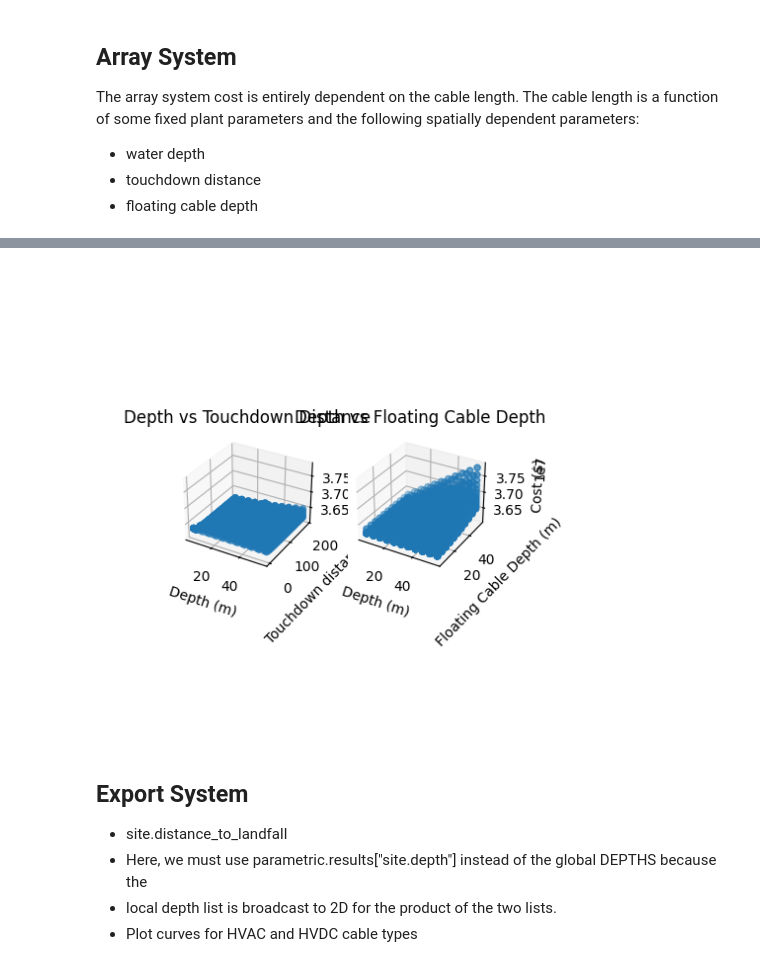
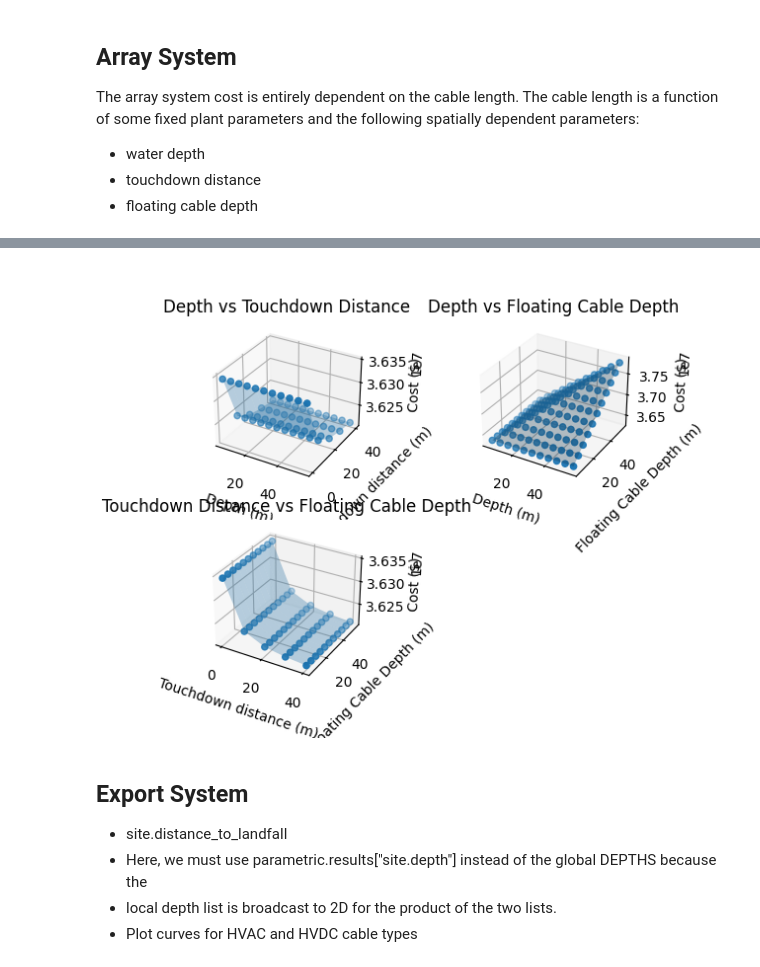
Before and after one commit to WISDEM/ORBIT, a Jupyter notebook: examples/cost_curves.ipynb, the cells around one changed output, grey strips where cells are left out. Cells and saved outputs as stored; diff of their text form; code cells hidden in the pictures.

Commit message:
Improve array cable models and add export system curves

```diff
--- a/examples/cost_curves.ipynb
+++ b/examples/cost_curves.ipynb
@@ -300,0 +362,18 @@ dependent parameters:
+# %%
+config = deepcopy(base_config)
+config["design_phases"] = ["ArraySystemDesign"]
+parameters = {
+    "site.depth": DEPTHS,
+    "array_system_design.touchdown_distance": [i for i in range(0, 50, 10)],
+    "array_system_design.floating_cable_depth": DEPTHS,
+}
+results = {
+    "array_system_system_cost": lambda run: run.design_results["array_system"]["system_cost"],
+}
+parametric = ParametricManager(config, parameters, results, product=True)
+parametric.run()
+
+x = parametric.results["site.depth"]
+y_touchdown = parametric.results["array_system_design.touchdown_distance"]
+y_floating_depth = parametric.results["array_system_design.floating_cable_depth"]
+z = parametric.results["array_system_system_cost"]
@@ -301,53 +428,68 @@ dependent parameters:
 # %%
-config = deepcopy(base_config)
-config["design_phases"] = ["ArraySystemDesign"]
-parameters = {
-    "site.depth": DEPTHS,
-    "array_system_design.touchdown_distance": [i for i in range(0, 200, 10)],
-    "array_system_design.floating_cable_depth": DEPTHS,
-}
-results = {
-    "array_system_system_cost": lambda run: run.design_results["array_system"]["system_cost"],
-}
-parametric = ParametricManager(config, parameters, results, product=True)
-parametric.run()
+array_shape = (len(DEPTHS), -1, len(DEPTHS))
 
-x = parametric.results["site.depth"]
-y_touchdown = parametric.results["array_system_design.touchdown_distance"]
-y_floating_depth = parametric.results["array_system_design.floating_cable_depth"]
-z = parametric.results["array_system_system_cost"]
+x = np.reshape(x, array_shape)
+y_touchdown = np.reshape(y_touchdown, array_shape)
+y_floating_depth = np.reshape(y_floating_depth, array_shape)
+z = np.reshape(z, array_shape)
 
-curve_depth_touchdown = quadratic_2d(x, y_touchdown, z)
-curve_depth_floatingdepth = quadratic_2d(x, y_floating_depth, z)
-curve_floatingdepth_touchdown = quadratic_2d(y_touchdown, y_floating_depth, z)
+curve_depth_touchdown = np.reshape(curve_depth_touchdown, array_shape)
+curve_depth_floatingdepth = np.reshape(curve_depth_floatingdepth, array_shape)
+curve_floatingdepth_touchdown = np.reshape(curve_floatingdepth_touchdown, array_shape)
 
 fig = plt.figure()
 
-ax = fig.add_subplot(1, 3, 1, projection='3d')
+ax = fig.add_subplot(2, 2, 1, projection='3d')
 ax.set_title("Depth vs Touchdown Distance")
-ax.scatter(x, y_touchdown, zs=z, zdir='z')
+ax.scatter(
+    x[:,:,0],
+    y_touchdown[:,:,0],
+    zs=z[:,:,0],
+    zdir='z'
+)
 ax.plot_surface(
-    np.reshape(x, (len(DEPTHS), -1)),
-    np.reshape(y_touchdown, (len(DEPTHS), -1)),
-    np.reshape(curve_depth_touchdown, (len(DEPTHS), -1)),
+    x[:,:,0],
+    y_touchdown[:,:,0],
+    z[:,:,0],
     alpha=0.3,
 )
 ax.set_xlabel("Depth (m)")
 ax.set_ylabel("Touchdown distance (m)")
 ax.set_zlabel("Cost ($)")
 
-ax = fig.add_subplot(1, 3, 2, projection='3d')
+ax = fig.add_subplot(2, 2, 2, projection='3d')
 ax.set_title("Depth vs Floating Cable Depth")
-ax.scatter(x, y_floating_depth, zs=z, zdir='z')
+ax.scatter(
+    x[:,0,:],
+    y_floating_depth[:,0,:],
+    zs=z[:,0,:],
+    zdir='z'
+)
 ax.plot_surface(
-    np.reshape(x, (len(DEPTHS), -1)),
-    np.reshape(y_floating_depth, (len(DEPTHS), -1)),
-    np.reshape(curve_depth_floatingdepth, (len(DEPTHS), -1)),
+    x[:,0,:],
+    y_floating_depth[:,0,:],
+    z[:,0,:],
     alpha=0.3,
 )
 ax.set_xlabel("Depth (m)")
 ax.set_ylabel("Floating Cable Depth (m)")
 ax.set_zlabel("Cost ($)")
 
-# TODO: This runs the three parameters as a product. To plot, reduce the data to 2 parameters.
+ax = fig.add_subplot(2, 2, 3, projection='3d')
+ax.set_title("Touchdown Distance vs Floating Cable Depth")
+ax.scatter(
+    y_touchdown[0,:,:],
+    y_floating_depth[0,:,:],
+    zs=z[0,:,:],
+    zdir='z'
+)
+ax.plot_surface(
+    y_touchdown[0,:,:],
+    y_floating_depth[0,:,:],
+    z[0,:,:],
+    alpha=0.3,
+)
+ax.set_xlabel("Touchdown distance (m)")
+ax.set_ylabel("Floating Cable Depth (m)")
+ax.set_zlabel("Cost ($)")
 # %% [output]
@@ -398,4 +497,4 @@ Text(0.5, 0, 'Cost ($)')
-[figure, old version]
+[figure, new version]
 # %% [markdown]
 ## Export System
 - site.distance_to_landfall
```
Also changed, not shown: parts of 12 cells of this notebook.
